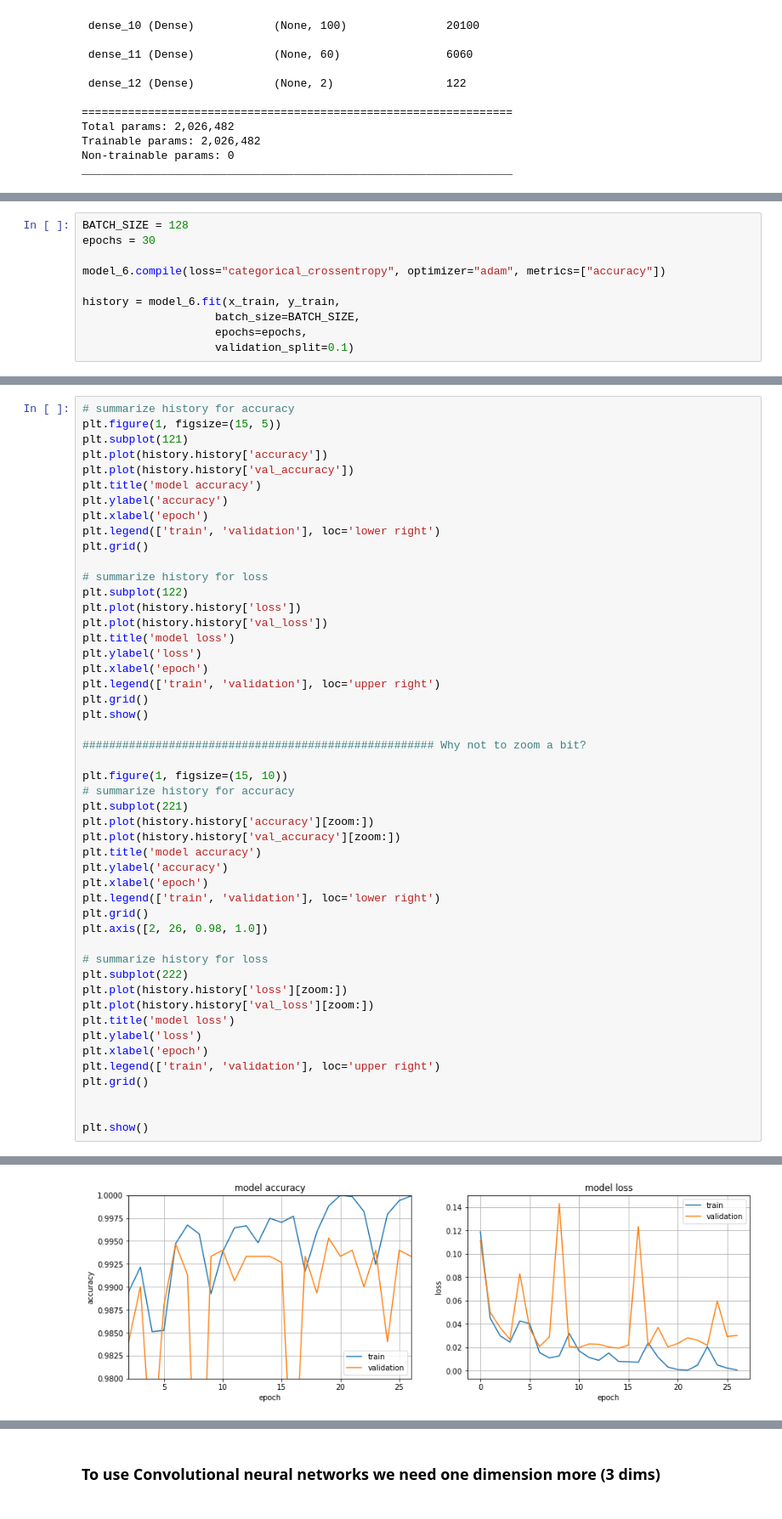
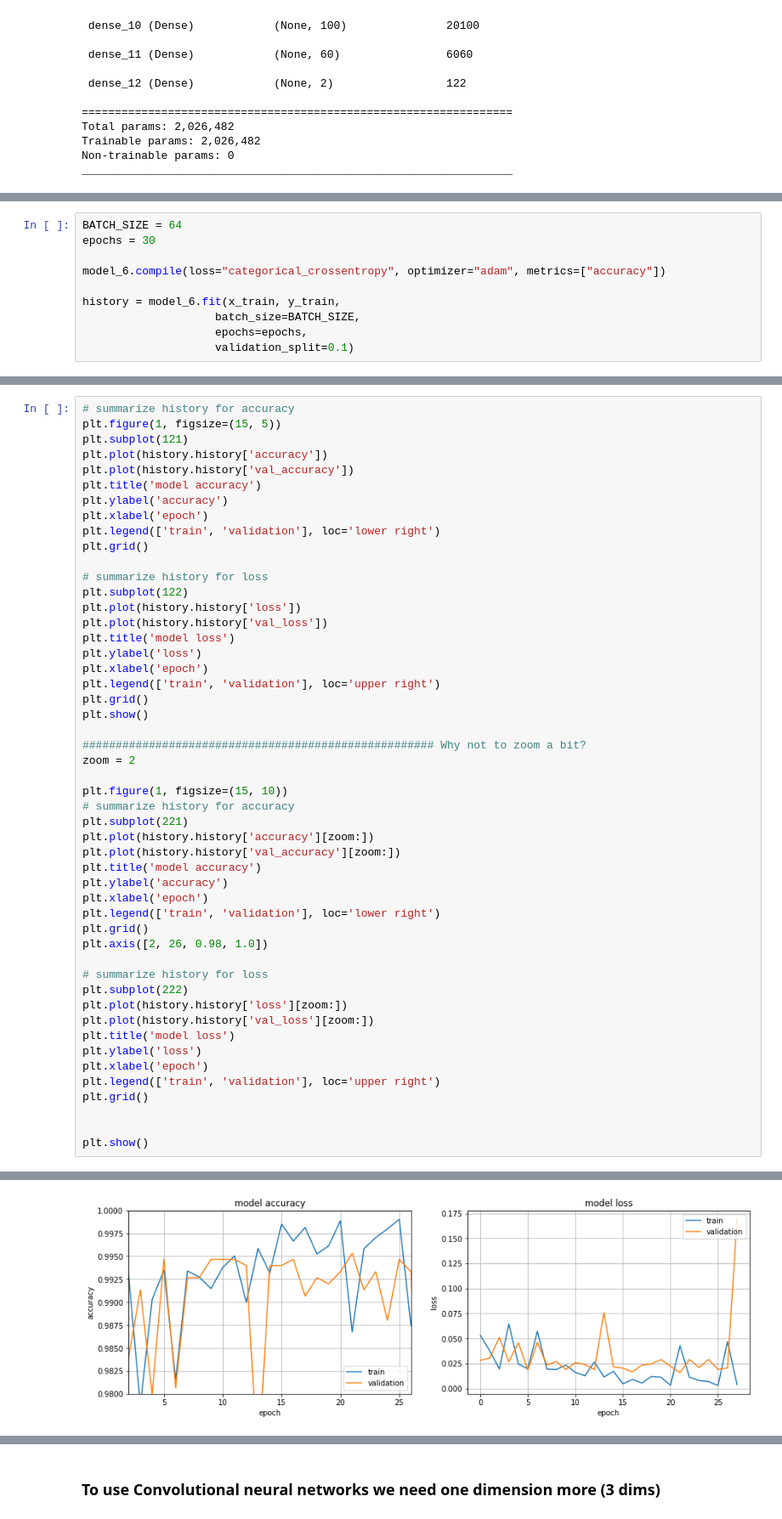
Before and after one commit to andreacutrera/comics_faces_recognizer, a Jupyter notebook: preprocessing_data.ipynb, the cells around one changed output, grey strips where cells are left out. Shown at 85% size. Cells and saved outputs as stored; diff of their text form.

```diff
--- a/preprocessing_data.ipynb
+++ b/preprocessing_data.ipynb
@@ -1076,5 +1115,5 @@ _________________________________________________________________
 # %%
-BATCH_SIZE = 128
+BATCH_SIZE = 64
 epochs = 30
 
 model_6.compile(loss="categorical_crossentropy", optimizer="adam", metrics=["accuracy"])
@@ -1125,6 +1164,7 @@ plt.grid()
 plt.show()
 
 ##################################################### Why not to zoom a bit?
+zoom = 2
 
 plt.figure(1, figsize=(15, 10))
 # summarize history for accuracy
@@ -1155,2 +1195,2 @@ plt.show()
-[figure, old version]
+[figure, new version]
 # %%
```
Also changed, not shown: parts of 63 cells of this notebook.
